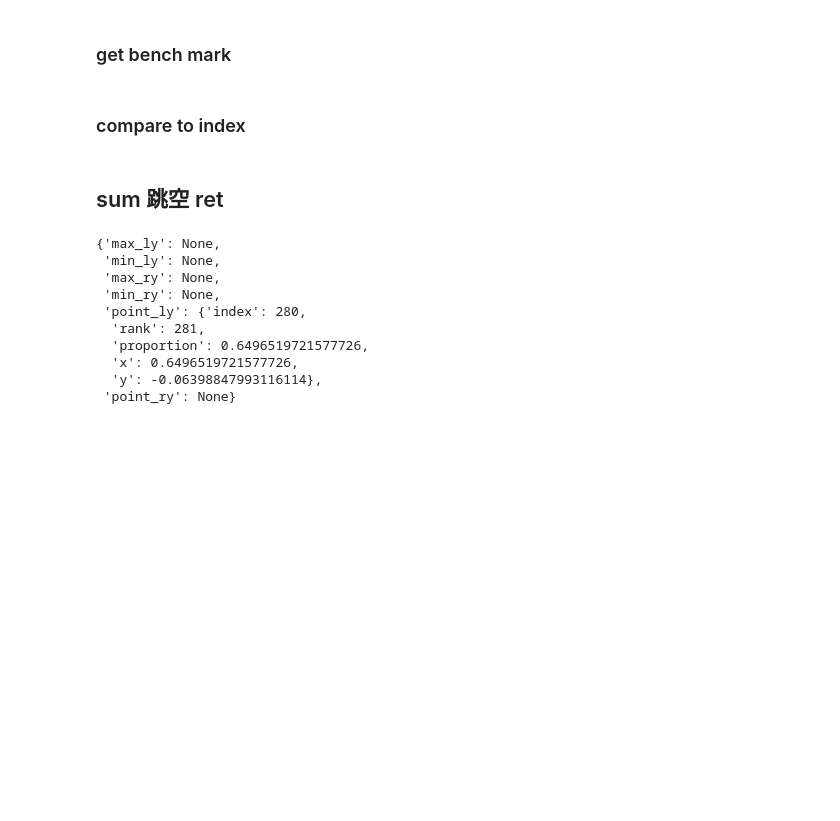
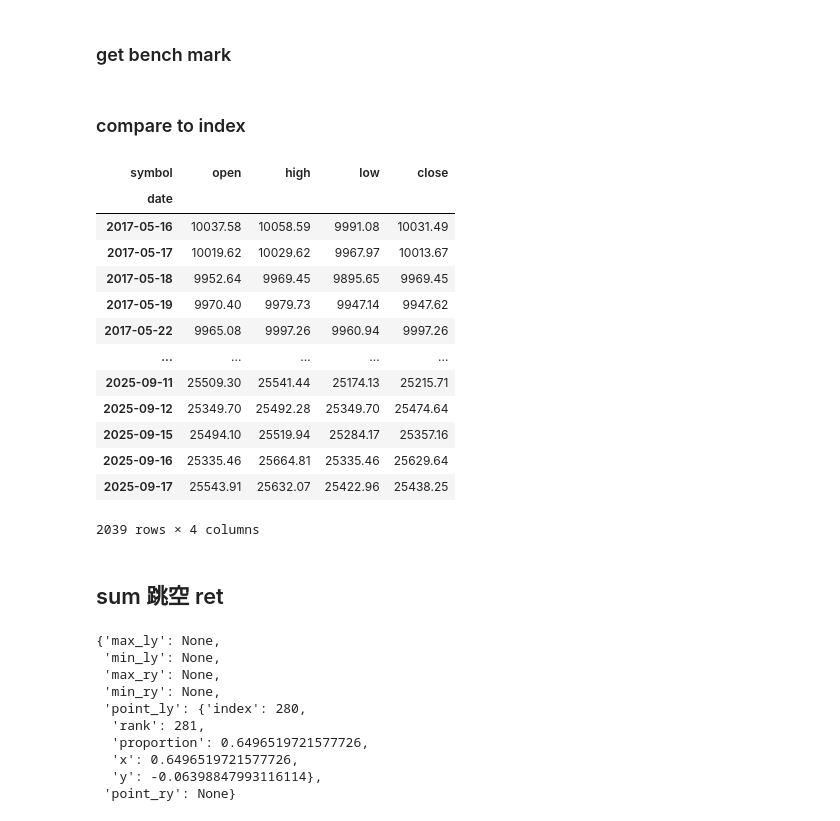
Before and after one commit to Xin95172/JimQuant, a Jupyter notebook: 台指期週趨勢影響開盤/main.ipynb, the cells around one changed output. Saved outputs shown, nothing was run; the diff lists cells and outputs as text; code cells hidden in the pictures; blank space fills up the shorter version.

```diff
--- a/台指期週趨勢影響開盤/main.ipynb
+++ b/台指期週趨勢影響開盤/main.ipynb
@@ -723,5 +723,5 @@ TX_df = pd.read_csv("TX.csv", index_col = "Timestamp")
 TX_df.index = pd.to_datetime(TX_df.index)
 TXa_df = pd.read_csv("TX_after.csv", index_col = "Timestamp")
 TXa_df.index = pd.to_datetime(TXa_df.index)
-tse_df = yfin.download("^TWII", "2017-05-17", "2025-09-18")
-tse_df.index = pd.to_datetime(tse_df.index)
+twii_df = pd.read_pickle("twii.pkl")
+twii_df = twii_df.loc["2017-05-16": "2025-09-17"]
@@ -815,5 +811,22 @@ plot_df_columns(
 )
 # %% [markdown]
 ### compare to index
+# %%
+twii_df
+# %% [output]
+| symbol | open | high | low | close |
+| date |  |  |  |  |
+| 2017-05-16 | 10037.58 | 10058.59 | 9991.08 | 10031.49 |
+| 2017-05-17 | 10019.62 | 10029.62 | 9967.97 | 10013.67 |
+| 2017-05-18 | 9952.64 | 9969.45 | 9895.65 | 9969.45 |
+| 2017-05-19 | 9970.40 | 9979.73 | 9947.14 | 9947.62 |
+| 2017-05-22 | 9965.08 | 9997.26 | 9960.94 | 9997.26 |
+| ... | ... | ... | ... | ... |
+| 2025-09-11 | 25509.30 | 25541.44 | 25174.13 | 25215.71 |
+| 2025-09-12 | 25349.70 | 25492.28 | 25349.70 | 25474.64 |
+| 2025-09-15 | 25494.10 | 25519.94 | 25284.17 | 25357.16 |
+| 2025-09-16 | 25335.46 | 25664.81 | 25335.46 | 25629.64 |
+| 2025-09-17 | 25543.91 | 25632.07 | 25422.96 | 25438.25 |
+2039 rows × 4 columns
 # %%
 # calculate ret
```
Also changed, not shown: parts of 3 cells of this notebook.
